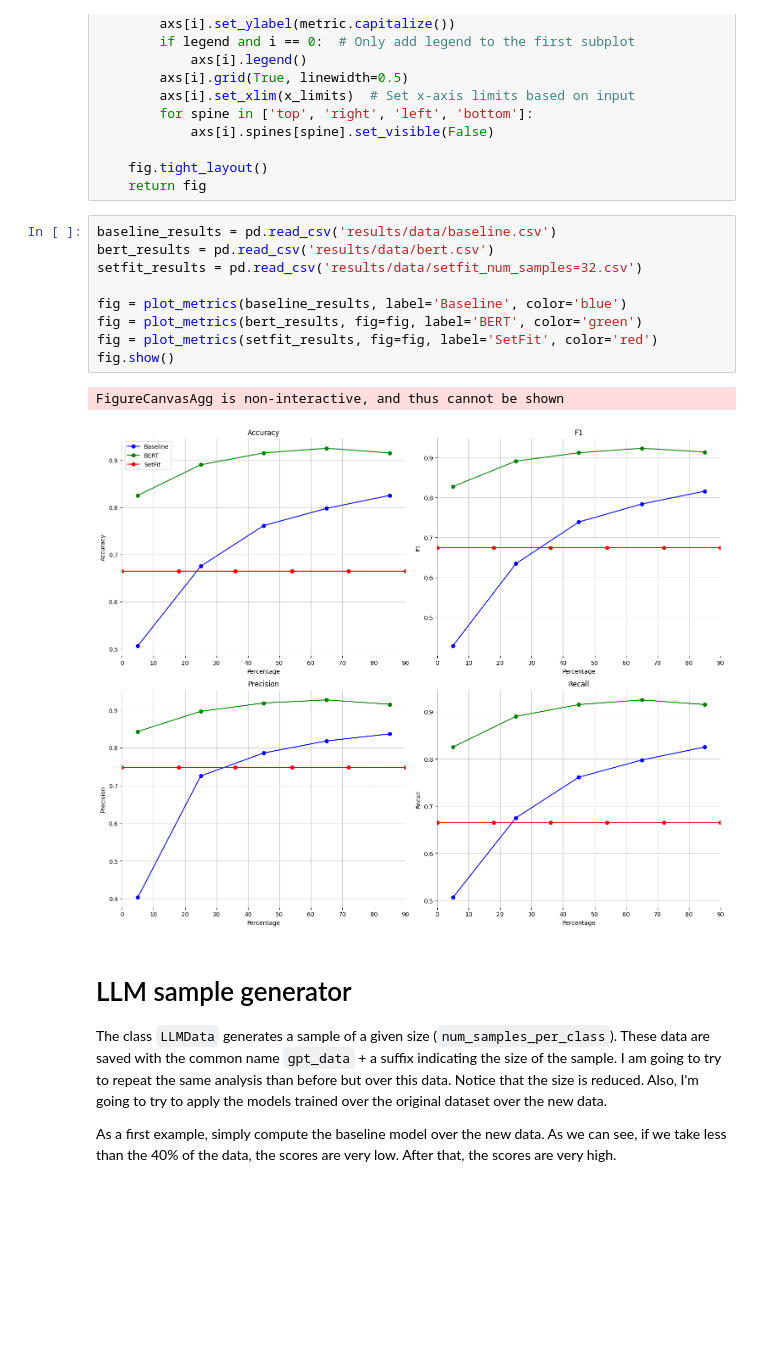
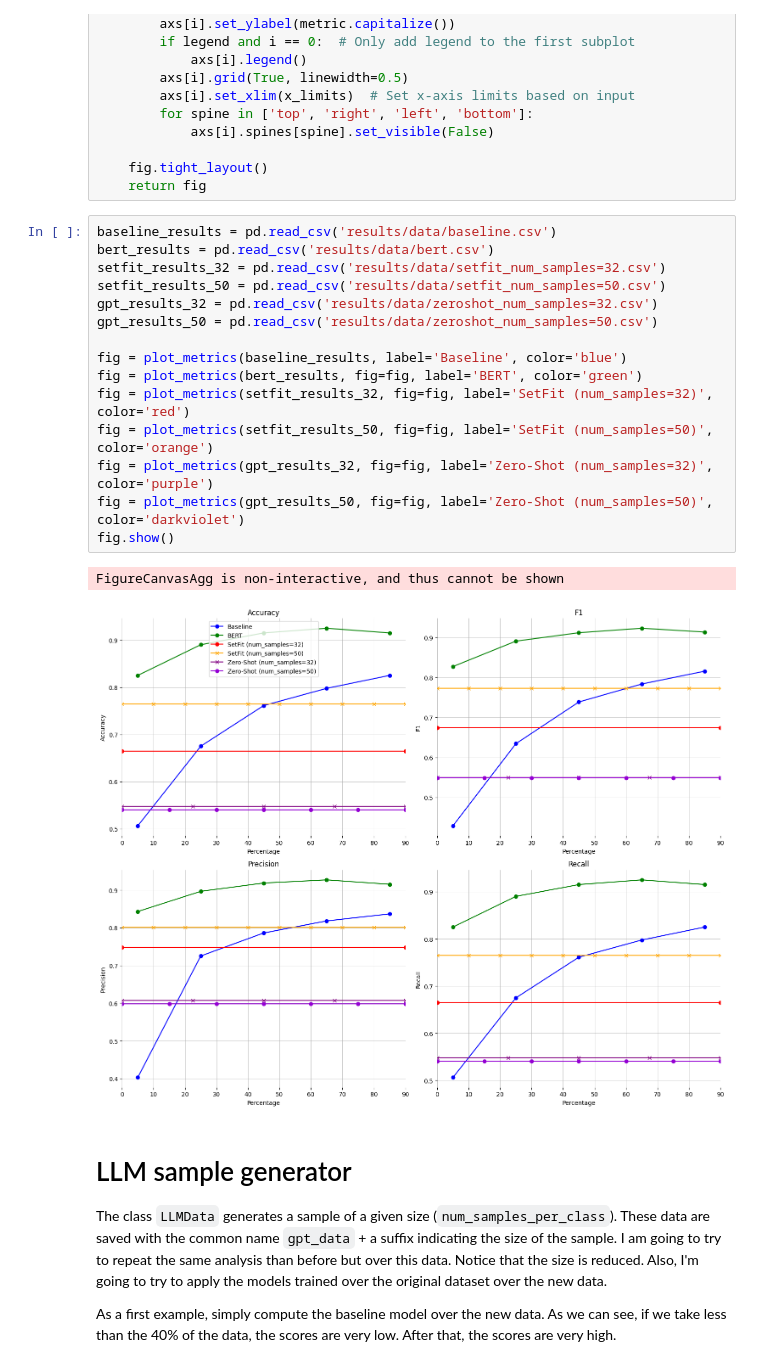
Before and after one commit to r-uben/2024_bse_summer_school, a Jupyter notebook: homework/hw2.ipynb, the cells around one changed output. Drawn from its saved outputs; the diff is of its cells as text; blank space fills up the shorter version.

```diff
--- a/homework/hw2.ipynb
+++ b/homework/hw2.ipynb
@@ -182,15 +184,21 @@ def plot_metrics(df, fig=None, label=None, legend=True, color=None, x_limits=(0,
 # %%
 baseline_results = pd.read_csv('results/data/baseline.csv')
 bert_results = pd.read_csv('results/data/bert.csv')
-setfit_results = pd.read_csv('results/data/setfit_num_samples=32.csv')
+setfit_results_32 = pd.read_csv('results/data/setfit_num_samples=32.csv')
+setfit_results_50 = pd.read_csv('results/data/setfit_num_samples=50.csv')
+gpt_results_32 = pd.read_csv('results/data/zeroshot_num_samples=32.csv')
+gpt_results_50 = pd.read_csv('results/data/zeroshot_num_samples=50.csv')
 
 fig = plot_metrics(baseline_results, label='Baseline', color='blue')
 fig = plot_metrics(bert_results, fig=fig, label='BERT', color='green')
-fig = plot_metrics(setfit_results, fig=fig, label='SetFit', color='red')
+fig = plot_metrics(setfit_results_32, fig=fig, label='SetFit (num_samples=32)', color='red')
+fig = plot_metrics(setfit_results_50, fig=fig, label='SetFit (num_samples=50)', color='orange')
+fig = plot_metrics(gpt_results_32, fig=fig, label='Zero-Shot (num_samples=32)', color='purple')
+fig = plot_metrics(gpt_results_50, fig=fig, label='Zero-Shot (num_samples=50)', color='darkviolet')
 fig.show()
 # %% [output]
 FigureCanvasAgg is non-interactive, and thus cannot be shown
-[figure, old version]
+[figure, new version]
 # %% [markdown]
 # LLM sample generator
 
```
Also changed, not shown: parts of 3 cells of this notebook.
